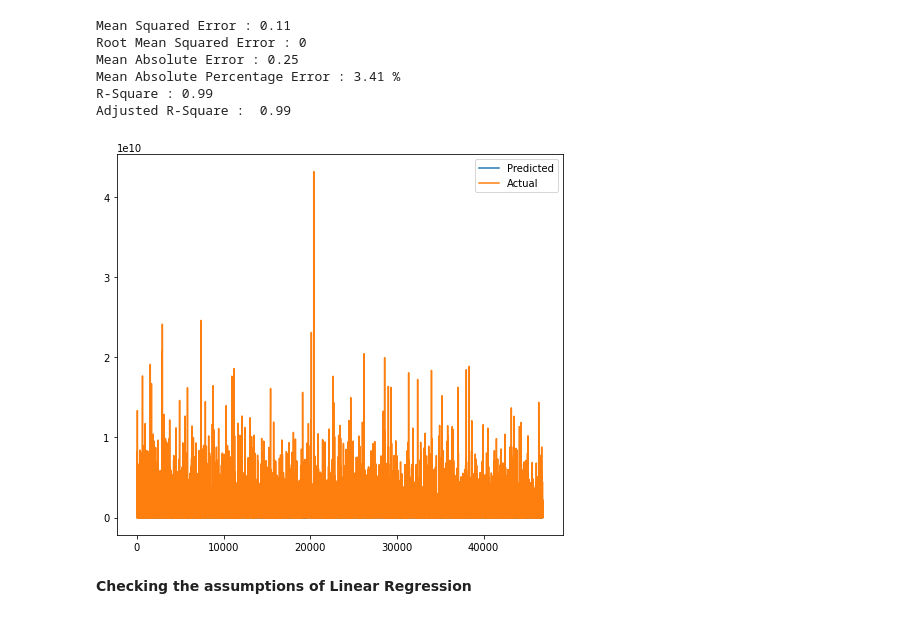
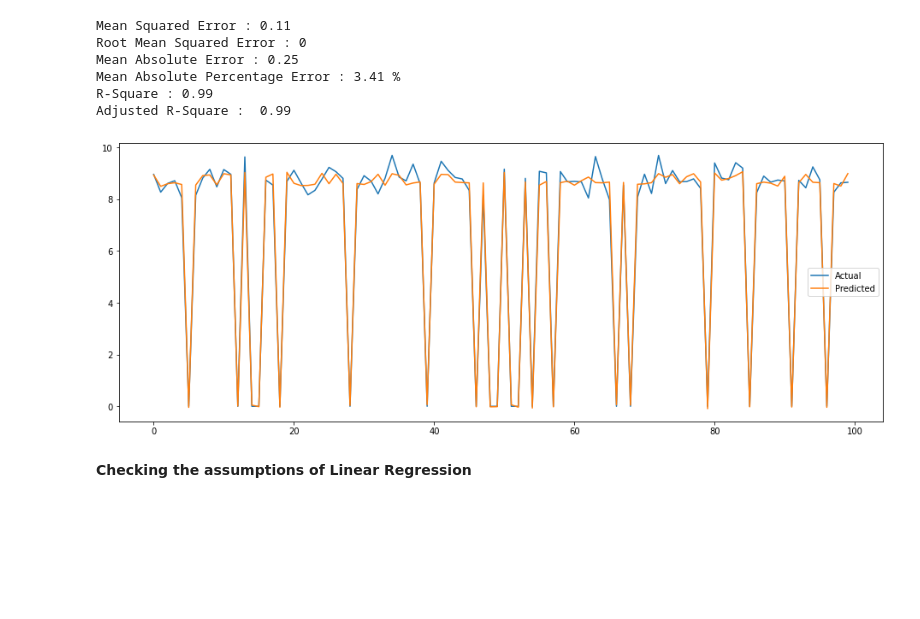
Before and after one commit to hrithikwel8/Rossmann_Sales_Prediction, a Jupyter notebook: Rossmann_Sales_Prediction_Capstone_Project.ipynb, the cells around one changed output. Saved outputs shown, nothing was run; the diff lists cells and outputs as text; code cells hidden in the pictures; blank space fills up the shorter version.

Commit message:
adjusted plots

```diff
--- a/Rossmann_Sales_Prediction_Capstone_Project.ipynb
+++ b/Rossmann_Sales_Prediction_Capstone_Project.ipynb
@@ -62,8 +62,9 @@ drive.mount('/content/drive')
 # %% [output]
 Drive already mounted at /content/drive; to attempt to forcibly remount, call drive.mount("/content/drive", force_remount=True).
 # %%
-store_data_df = pd.read_csv('/content/drive/MyDrive/AlmaBetter Data Science/CAPSTONE PROJECT-2/Retail Sales Prediction/Data & Resources/Rossmann Stores Data.csv')
-store_df = pd.read_csv('/content/drive/MyDrive/AlmaBetter Data Science/CAPSTONE PROJECT-2/Retail Sales Prediction/Data & Resources/store.csv')
+path = '/content/drive/MyDrive/Capstone Project/Retail Sales Prediction/data/'
+store_data_df = pd.read_csv(path + 'Rossmann Stores Data.csv')
+store_df = pd.read_csv(path + 'store.csv')
 # %% [markdown]
 #1. EDA
 # %% [markdown]
@@ -951,14 +952,14 @@ Mean Absolute Percentage Error : 3.41 %
 R-Square : 0.99
 Adjusted R-Square :  0.99
 # %%
-#Plot between actual and predicted
-plt.figure(figsize=(8,7))
-plt.plot(10**(y_pred))
-plt.plot(np.array(10**(y_test)))
-plt.legend(["Predicted" , "Actual"])
+# Plot first 100 observations between actual and predicted
+plt.figure(figsize=(16,6))
+plt.plot(y_test[0:100])
+plt.plot(y_pred[0:100])
+plt.legend(['Actual','Predicted'])
 plt.show()
 # %% [output]
-[figure, old version]
+[figure, new version]
 # %% [markdown]
 **Checking the assumptions of Linear Regression**
 # %% [markdown]
```
Also changed, not shown: parts of 31 cells of this notebook.
